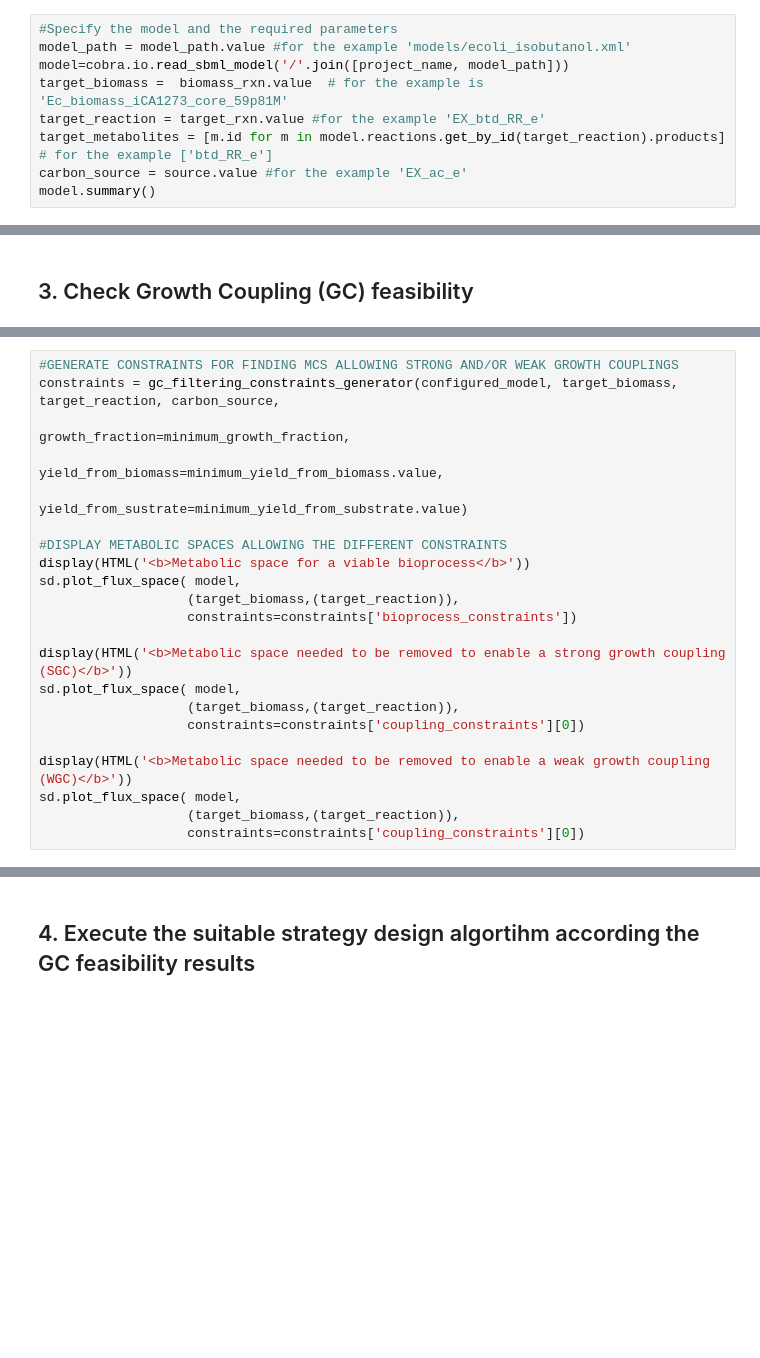
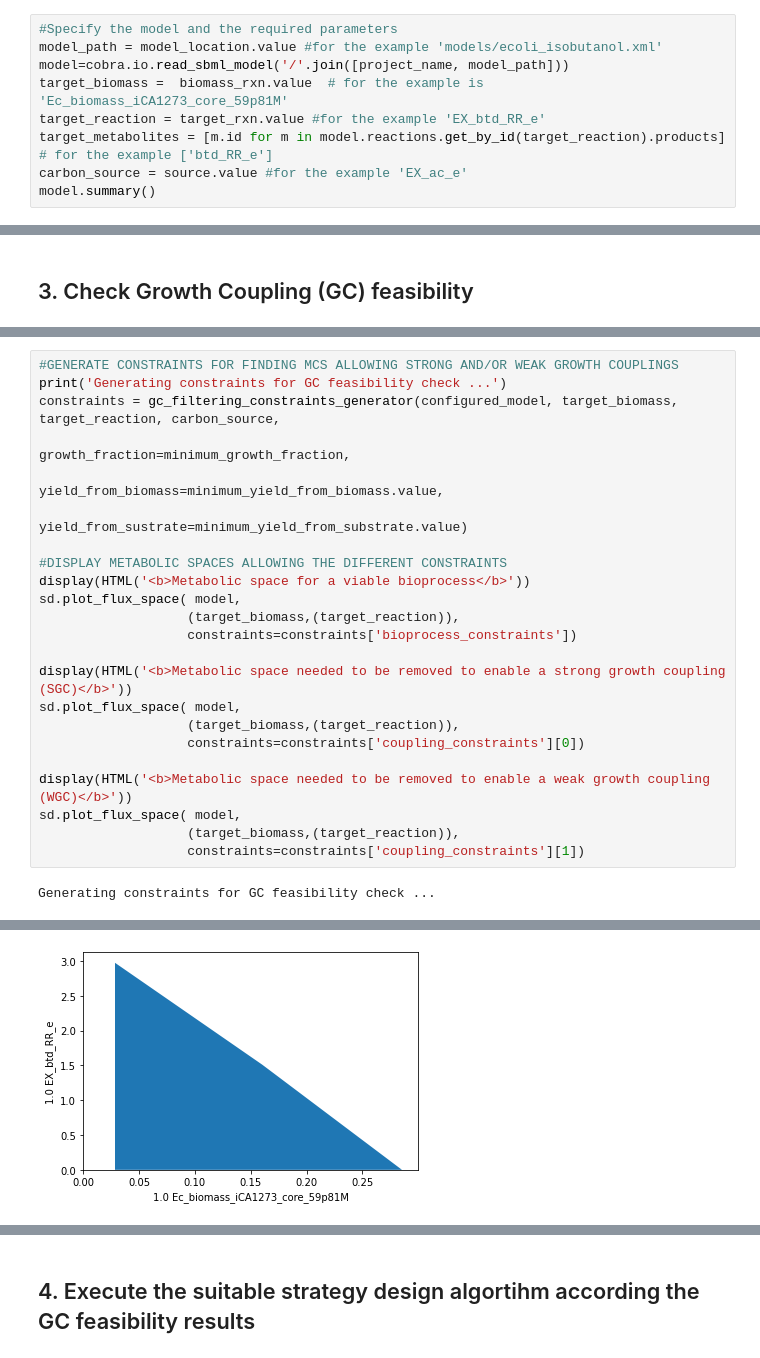
Before and after one commit to extrevaro/StrainDesignPipeline, a Jupyter notebook: Strain-Design-Pipeline.ipynb, the cells around one changed output, grey strips where cells are left out. Cells and saved outputs as stored; diff of their text form; blank space fills up the shorter version.

```diff
--- a/Strain-Design-Pipeline.ipynb
+++ b/Strain-Design-Pipeline.ipynb
@@ -304,7 +298,7 @@ SyntaxError: unmatched ')' (1002027171.py, line 4)
 ### 2.1 Model & media specification
 # %%
 #Specify the model and the required parameters
-model_path = model_path.value #for the example 'models/ecoli_isobutanol.xml'
+model_path = model_location.value #for the example 'models/ecoli_isobutanol.xml'
 model=cobra.io.read_sbml_model('/'.join([project_name, model_path]))
 target_biomass =  biomass_rxn.value  # for the example is 'Ec_biomass_iCA1273_core_59p81M'
 target_reaction = target_rxn.value #for the example 'EX_btd_RR_e'
@@ -517,5 +649,6 @@ HBox(children=(HTML(value='Minimum Product Yield from Sustrate'), FloatSlider(va
 # %%
 #GENERATE CONSTRAINTS FOR FINDING MCS ALLOWING STRONG AND/OR WEAK GROWTH COUPLINGS
+print('Generating constraints for GC feasibility check ...')
 constraints = gc_filtering_constraints_generator(configured_model, target_biomass, target_reaction, carbon_source,
                                                  growth_fraction=minimum_growth_fraction,
                                                  yield_from_biomass=minimum_yield_from_biomass.value,
@@ -535,4 +668,6 @@ sd.plot_flux_space( model,
 display(HTML('<b>Metabolic space needed to be removed to enable a weak growth coupling (WGC)</b>'))
 sd.plot_flux_space( model,
                    (target_biomass,(target_reaction)),
-                   constraints=constraints['coupling_constraints'][0])
+                   constraints=constraints['coupling_constraints'][1])
+# %% [output]
+Generating constraints for GC feasibility check ...
@@ -538,0 +675 @@ sd.plot_flux_space( model,
+[figure, added]
```
Also changed, not shown: parts of 11 cells of this notebook, 4 other files.
